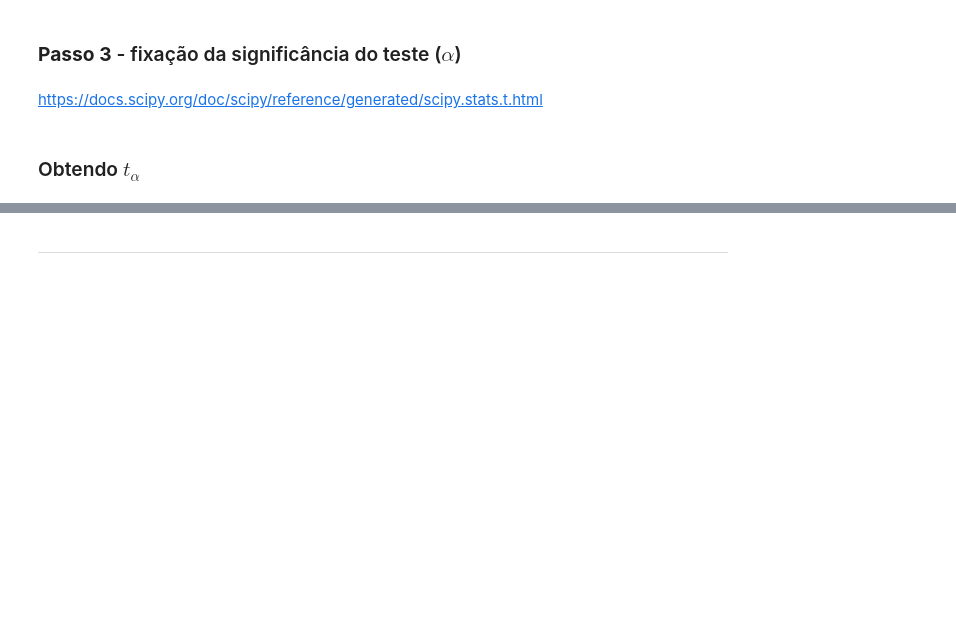
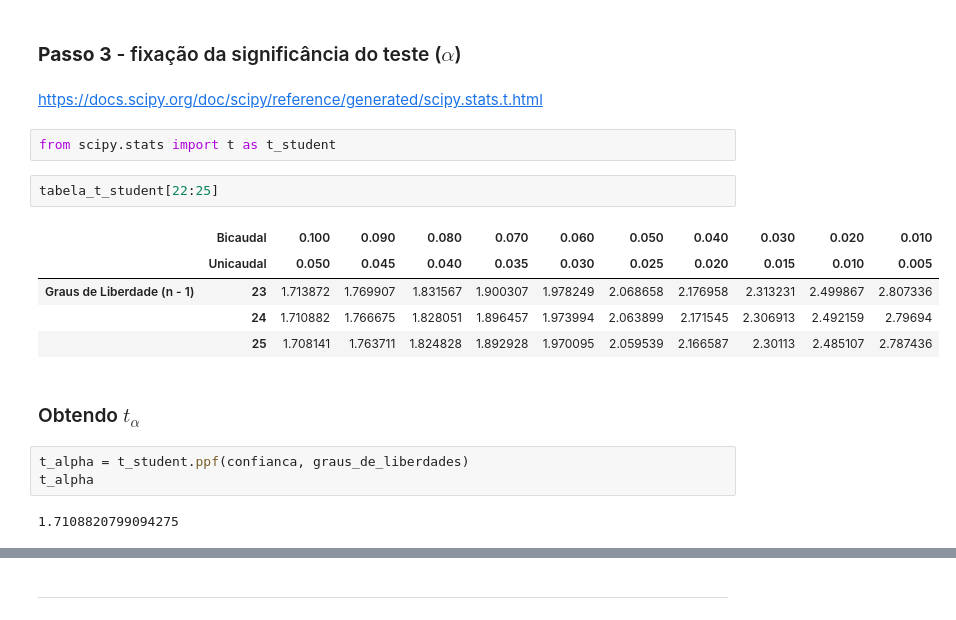
Before and after one commit to wiliands/estatistica_python, a Jupyter notebook: Estatistica_Parte03/Curso_de_Estatística_Parte_3.ipynb, the cells around one changed output, grey strips where cells are left out. Cells and saved outputs as stored; diff of their text form; blank space fills up the shorter version.

```diff
--- a/Estatistica_Parte03/Curso_de_Estatística_Parte_3.ipynb
+++ b/Estatistica_Parte03/Curso_de_Estatística_Parte_3.ipynb
@@ -475,8 +573,23 @@ Os **testes unicaudais** verificam as variáveis em relação a um piso ou a um
 ### **Passo 3** - fixação da significância do teste ($\alpha$)
 # %% [markdown]
 https://docs.scipy.org/doc/scipy/reference/generated/scipy.stats.t.html
+# %%
+from scipy.stats import t as t_student
+# %%
+tabela_t_student[22:25]
+# %% [output]
+|  | Bicaudal | 0.100 | 0.090 | 0.080 | 0.070 | 0.060 | 0.050 | 0.040 | 0.030 | 0.020 | 0.010 |
+|  | Unicaudal | 0.050 | 0.045 | 0.040 | 0.035 | 0.030 | 0.025 | 0.020 | 0.015 | 0.010 | 0.005 |
+| Graus de Liberdade (n - 1) | 23 | 1.713872 | 1.769907 | 1.831567 | 1.900307 | 1.978249 | 2.068658 | 2.176958 | 2.313231 | 2.499867 | 2.807336 |
+|  | 24 | 1.710882 | 1.766675 | 1.828051 | 1.896457 | 1.973994 | 2.063899 | 2.171545 | 2.306913 | 2.492159 | 2.79694 |
+|  | 25 | 1.708141 | 1.763711 | 1.824828 | 1.892928 | 1.970095 | 2.059539 | 2.166587 | 2.30113 | 2.485107 | 2.787436 |
 # %% [markdown]
 ### Obtendo $t_{\alpha}$
+# %%
+t_alpha = t_student.ppf(confianca, graus_de_liberdades)
+t_alpha
+# %% [output]
+1.7108820799094275
 # %% [markdown]
 ![Região de Aceitação](https://caelum-online-public.s3.amazonaws.com/1229-estatistica-parte3/01/img009.png)
 # %% [markdown]
```
Also changed, not shown: parts of 37 cells of this notebook, 1 other file.
